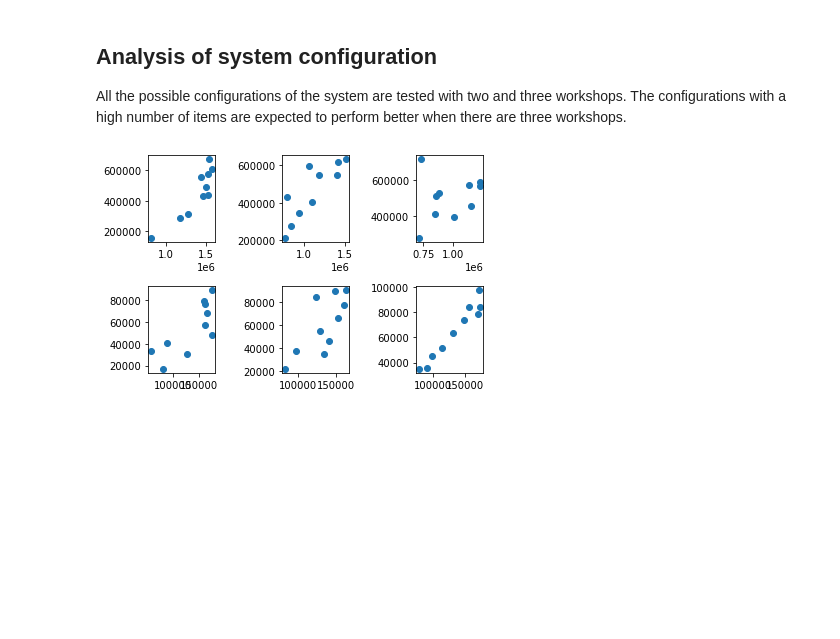
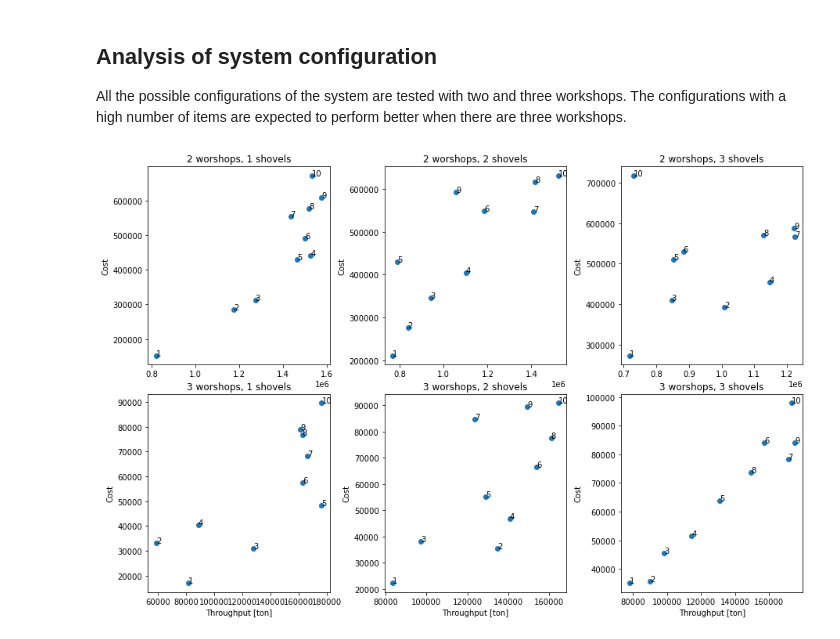
Before and after one commit to micheleurbani/mine_digital_twin, a Jupyter notebook: Results_Analytics.ipynb, the cells around one changed output. Cells and saved outputs as stored; diff of their text form; code cells hidden in the pictures; blank space fills up the shorter version.

```diff
--- a/Results_Analytics.ipynb
+++ b/Results_Analytics.ipynb
@@ -84,11 +84,21 @@ import matplotlib.pyplot as plt
 w2 = np.genfromtxt("results/config_optimization2.csv", delimiter=",")
 w3 = np.genfromtxt("results/config_optimization3.csv", delimiter=",")
 # %%
+f, ax = plt.subplots(2, 3, figsize = (15, 10))
 for i in range(3):
     plt.subplot(2,3,i+1)
     plt.scatter(w2[i*10:(i+1)*10,2],w2[i*10:(i+1)*10,3])
+    for j in range(10):
+        plt.annotate(str(j+1), (w2[i*10+j,2],w2[i*10+j,3]))
+    plt.ylabel("Cost")
+    plt.title(f"2 worshops, {i+1} shovels")
     plt.subplot(2,3,i+4)
     plt.scatter(w3[i*10:(i+1)*10,2],w3[i*10:(i+1)*10,3])
-plt.subplots_adjust(hspace=.5, wspace=1)
+    for j in range(10):
+        plt.annotate(str(j+1), (w3[i*10+j,2],w3[i*10+j,3]))
+    plt.ylabel("Cost")
+    plt.xlabel("Throughput [ton]")
+    plt.title(f"3 worshops, {i+1} shovels")
+plt.subplots_adjust(hspace=.15, wspace=.3)
 # %% [output]
-[figure, old version]
+[figure, new version]
```
